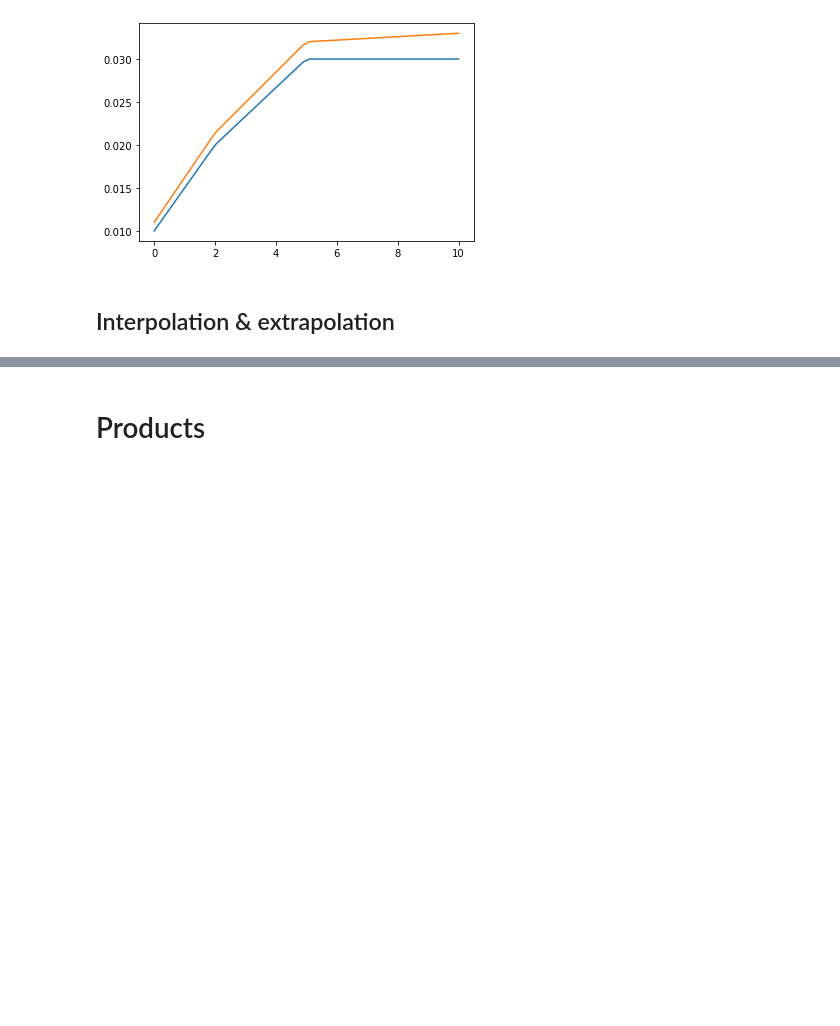
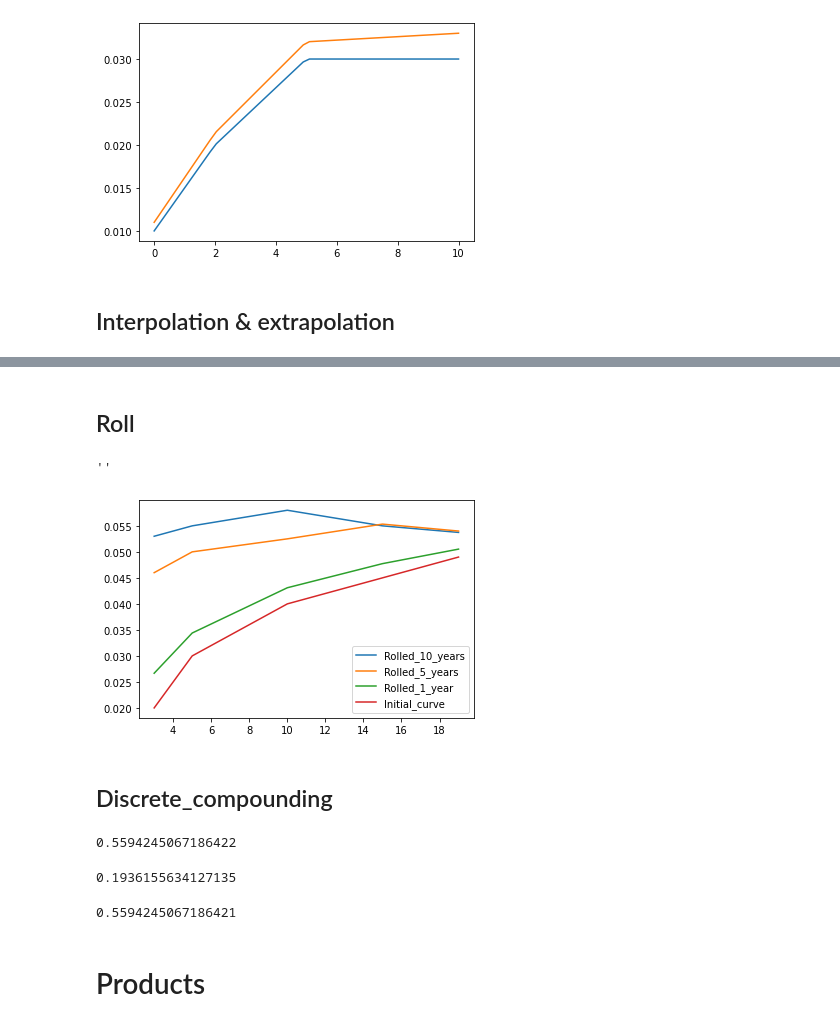
Before and after one commit to Center-for-Mathematical-Finance/cmf_rateslib, a Jupyter notebook: notebooks/Main.ipynb, the cells around one changed output, grey strips where cells are left out. Saved outputs shown, nothing was run; the diff lists cells and outputs as text; code cells hidden in the pictures; blank space fills up the shorter version.

```diff
--- a/notebooks/Main.ipynb
+++ b/notebooks/Main.ipynb
@@ -100,3 +122,27 @@ plt.plot(t_all,rates_all)
+# %% [markdown]
+## Roll
+# %%
+plt.plot(curve._maturities, curve.roll(10)._rates, curve._maturities, curve.roll(5)._rates, curve._maturities, curve.roll(1)._rates, curve._maturities,curve._rates)
+plt.legend(['Rolled_10_years','Rolled_5_years','Rolled_1_year', 'Initial_curve'])
+;
+# %% [output]
+''
+[figure, added]
+# %% [markdown]
+## Discrete_compounding
+# %%
+curve1 = ZeroCurve([3,5], [0.2,0.4], 'zero_rate','discrete',3)
+curve1.df(3)
+# %% [output]
+0.5594245067186422
+# %%
+cont_rate = 3*np.log(1+0.2/3)
+print(cont_rate)
+curve1 = ZeroCurve([3,5], [cont_rate,0.4], 'zero_rate','continuous',3)
+curve1.df(3)
+# %% [output]
+0.1936155634127135
+0.5594245067186421
 # %% [markdown]
 # Products
 # %%
```
Also changed, not shown: parts of 7 cells of this notebook, 1 other file.
